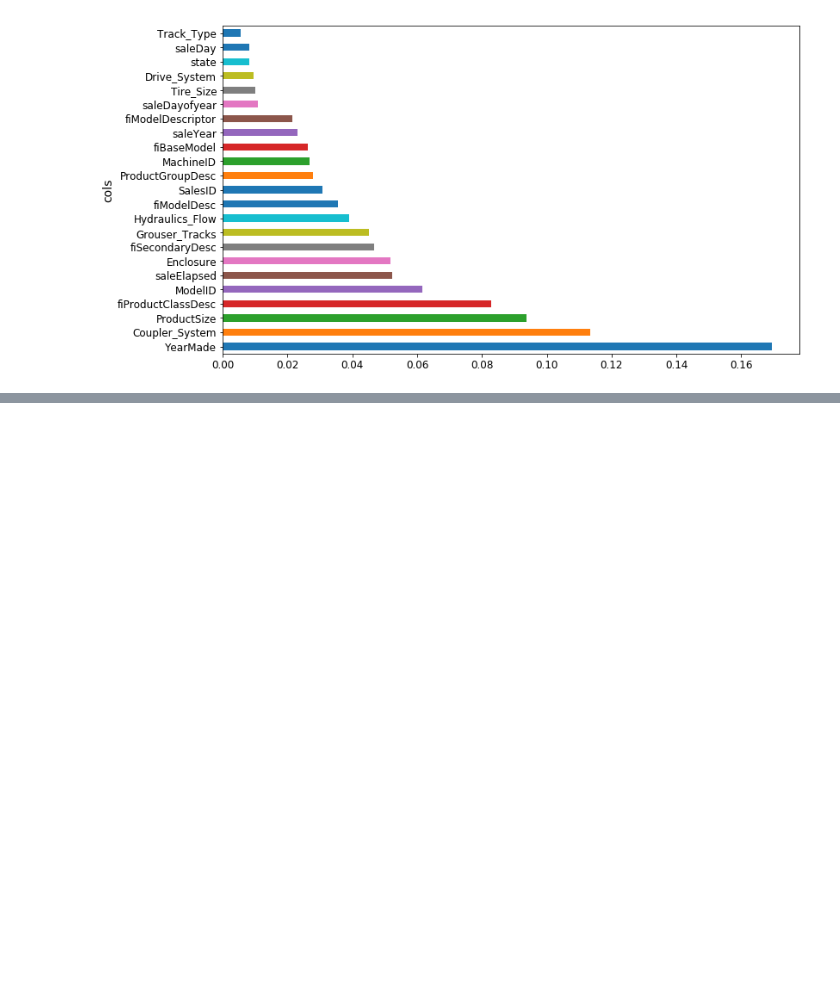
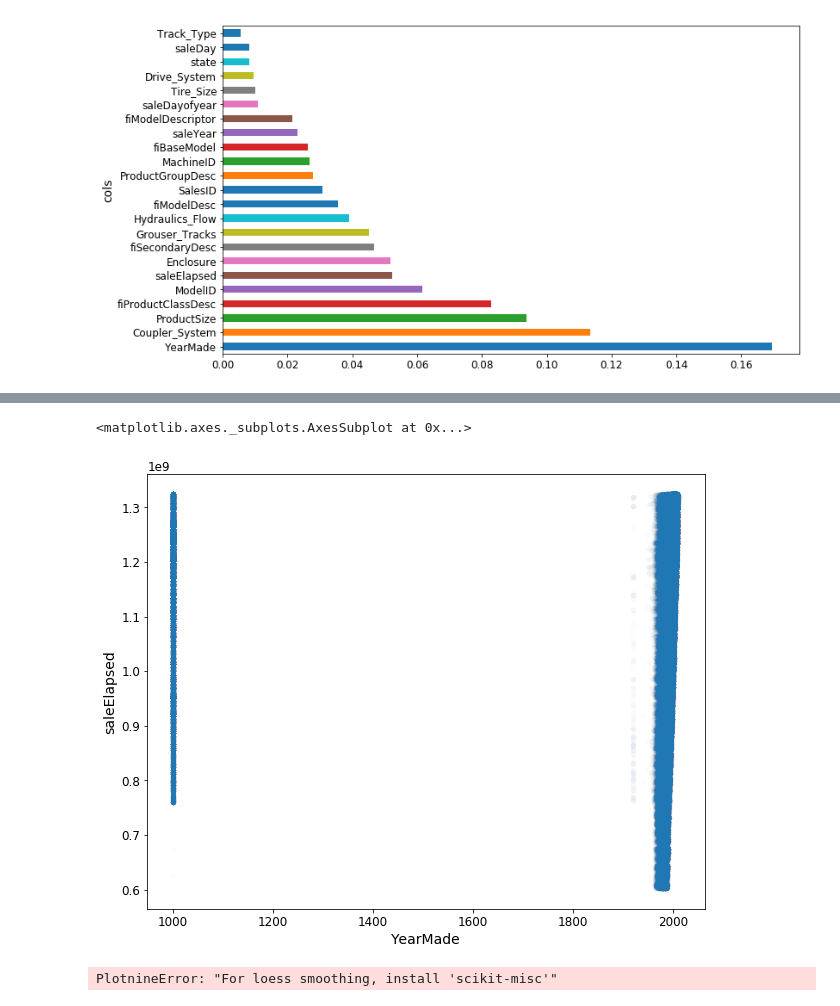
Before and after one commit to Sundragon1993/fastai, a Jupyter notebook: courses/ml1/lesson2-rf_interpretation.ipynb, the cells around one changed output, grey strips where cells are left out. Saved outputs shown, nothing was run; the diff lists cells and outputs as text; code cells hidden in the pictures; blank space fills up the shorter version.

```diff
--- a/courses/ml1/lesson2-rf_interpretation.ipynb
+++ b/courses/ml1/lesson2-rf_interpretation.ipynb
@@ -217,0 +347,5 @@ plot_fi(fi)
+# %%
+df_raw.plot('YearMade', 'saleElapsed', 'scatter', alpha=0.01, figsize=(10, 8))
+# %% [output]
+<matplotlib.axes._subplots.AxesSubplot at 0x...>
+[figure, added]
@@ -217,0 +354,4 @@ plot_fi(fi)
+# %%
+ggplot(x_all, aes('YearMade', 'SalePrice')) + stat_smooth(se=True, method='loess')
+# %% [output]
+PlotnineError: "For loess smoothing, install 'scikit-misc'"
```
Also changed, not shown: parts of 41 cells of this notebook.
